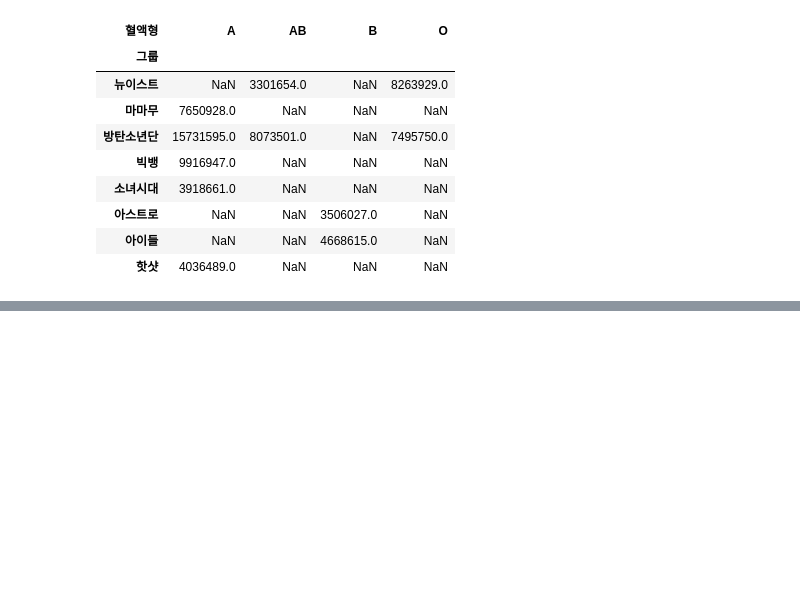
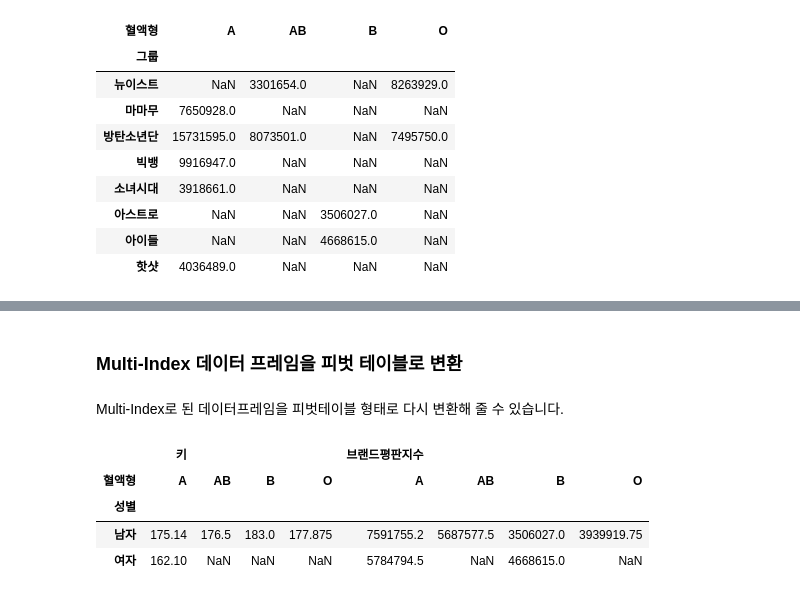
Before and after one commit to star77sa/TIL-Blog, a Jupyter notebook: _notebooks/2021-08-09-Pandas.ipynb, the cells around one changed output, grey strips where cells are left out. Saved outputs shown, nothing was run; the diff lists cells and outputs as text; code cells hidden in the pictures; blank space fills up the shorter version.

```diff
--- a/_notebooks/2021-08-09-Pandas.ipynb
+++ b/_notebooks/2021-08-09-Pandas.ipynb
@@ -580,0 +657,14 @@ pd.pivot_table(df, index = '그룹', columns = '혈액형', values = '브랜드
+# %% [markdown]
+### Multi-Index 데이터 프레임을 피벗 테이블로 변환
+# %% [markdown]
+Multi-Index로 된 데이터프레임을 피벗테이블 형태로 다시 변환해 줄 수 있습니다.
+# %%
+df2 = df.groupby(['혈액형','성별']).mean()
+# %%
+df2.unstack('혈액형')
+# %% [output]
+|  | 키 |  |  |  | 브랜드평판지수 |  |  |  |
+| 혈액형 | A | AB | B | O | A | AB | B | O |
+| 성별 |  |  |  |  |  |  |  |  |
+| 남자 | 175.14 | 176.5 | 183.0 | 177.875 | 7591755.2 | 5687577.5 | 3506027.0 | 3939919.75 |
+| 여자 | 162.10 | NaN | NaN | NaN | 5784794.5 | NaN | 4668615.0 | NaN |
```
Also changed, not shown: parts of 23 cells of this notebook.
